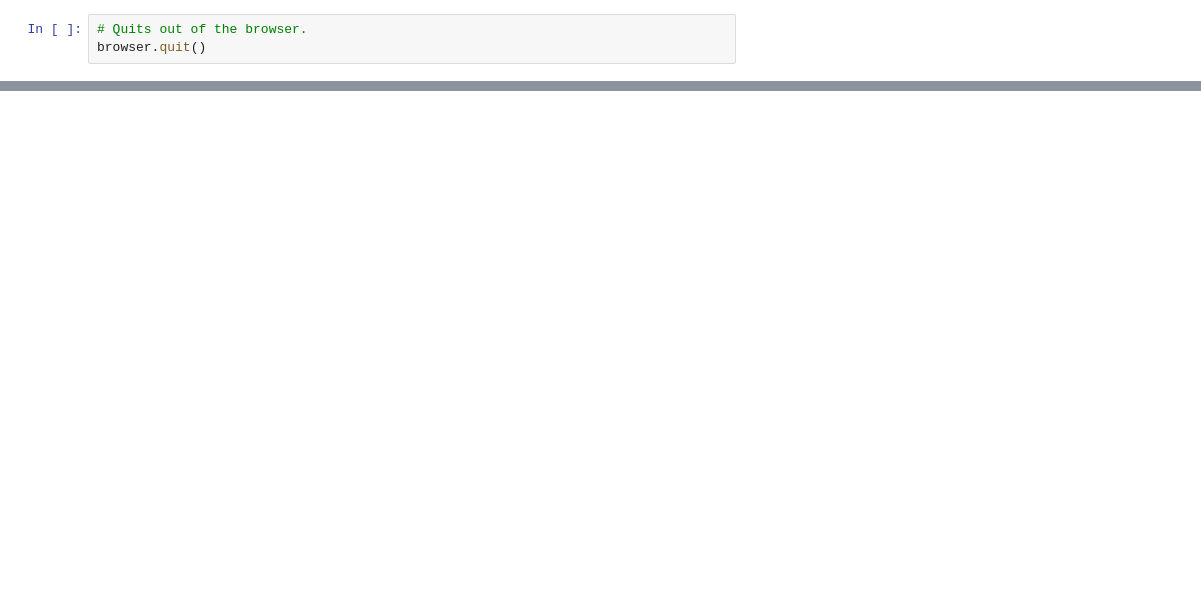
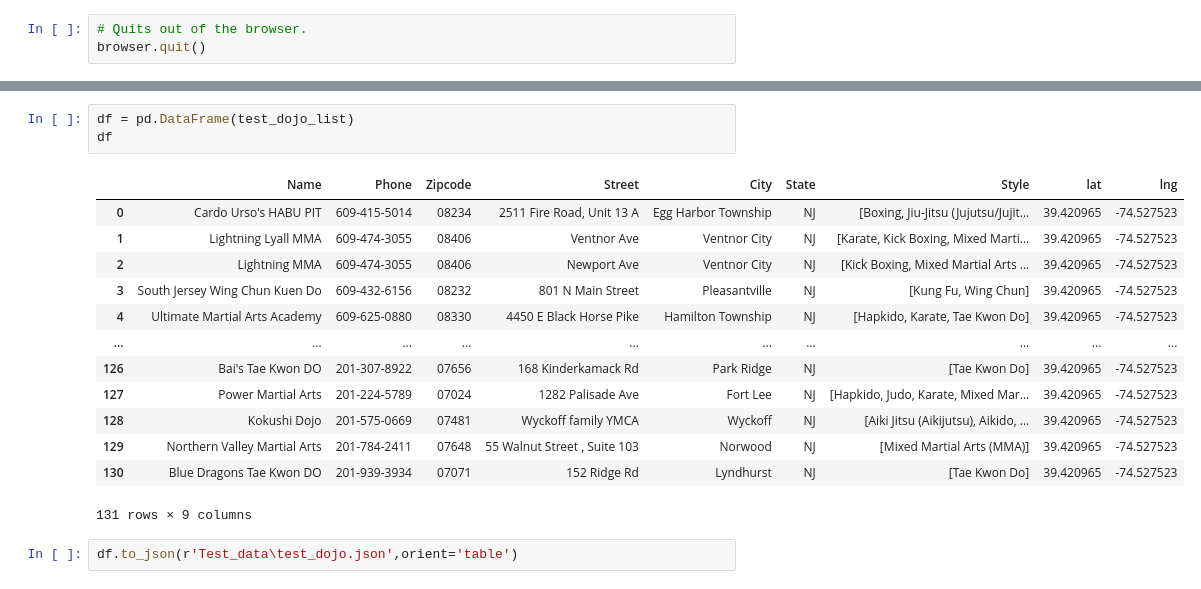
Before and after one commit to kplam624/Dojo-Finder, a Jupyter notebook: Data_Scraping.ipynb, the cells around one changed output, grey strips where cells are left out. Saved outputs shown, nothing was run; the diff lists cells and outputs as text; blank space fills up the shorter version.

Commit message:
Created a test data set will run the code to create a new dataframe and push to mongodb.

```diff
--- a/Data_Scraping.ipynb
+++ b/Data_Scraping.ipynb
@@ -362,0 +317,19 @@ address.get_text("|")\
+# %%
+df = pd.DataFrame(test_dojo_list)
+df
+# %% [output]
+|  | Name | Phone | Zipcode | Street | City | State | Style | lat | lng |
+| 0 | Cardo Urso's HABU PIT | 609-415-5014 | 08234 | 2511 Fire Road, Unit 13 A | Egg Harbor Township | NJ | [Boxing, Jiu-Jitsu (Jujutsu/Jujit... | 39.420965 | -74.527523 |
+| 1 | Lightning Lyall MMA | 609-474-3055 | 08406 | Ventnor Ave | Ventnor City | NJ | [Karate, Kick Boxing, Mixed Marti... | 39.420965 | -74.527523 |
+| 2 | Lightning MMA | 609-474-3055 | 08406 | Newport Ave | Ventnor City | NJ | [Kick Boxing, Mixed Martial Arts ... | 39.420965 | -74.527523 |
+| 3 | South Jersey Wing Chun Kuen Do | 609-432-6156 | 08232 | 801 N Main Street | Pleasantville | NJ | [Kung Fu, Wing Chun] | 39.420965 | -74.527523 |
+| 4 | Ultimate Martial Arts Academy | 609-625-0880 | 08330 | 4450 E Black Horse Pike | Hamilton Township | NJ | [Hapkido, Karate, Tae Kwon Do] | 39.420965 | -74.527523 |
+| ... | ... | ... | ... | ... | ... | ... | ... | ... | ... |
+| 126 | Bai's Tae Kwon DO | 201-307-8922 | 07656 | 168 Kinderkamack Rd | Park Ridge | NJ | [Tae Kwon Do] | 39.420965 | -74.527523 |
+| 127 | Power Martial Arts | 201-224-5789 | 07024 | 1282 Palisade Ave | Fort Lee | NJ | [Hapkido, Judo, Karate, Mixed Mar... | 39.420965 | -74.527523 |
+| 128 | Kokushi Dojo | 201-575-0669 | 07481 | Wyckoff family YMCA | Wyckoff | NJ | [Aiki Jitsu (Aikijutsu), Aikido, ... | 39.420965 | -74.527523 |
+| 129 | Northern Valley Martial Arts | 201-784-2411 | 07648 | 55 Walnut Street , Suite 103 | Norwood | NJ | [Mixed Martial Arts (MMA)] | 39.420965 | -74.527523 |
+| 130 | Blue Dragons Tae Kwon DO | 201-939-3934 | 07071 | 152 Ridge Rd | Lyndhurst | NJ | [Tae Kwon Do] | 39.420965 | -74.527523 |
+131 rows × 9 columns
+# %%
+df.to_json(r'Test_data\test_dojo.json',orient='table')
```
Also changed, not shown: parts of 50 cells of this notebook, 1 other file.
